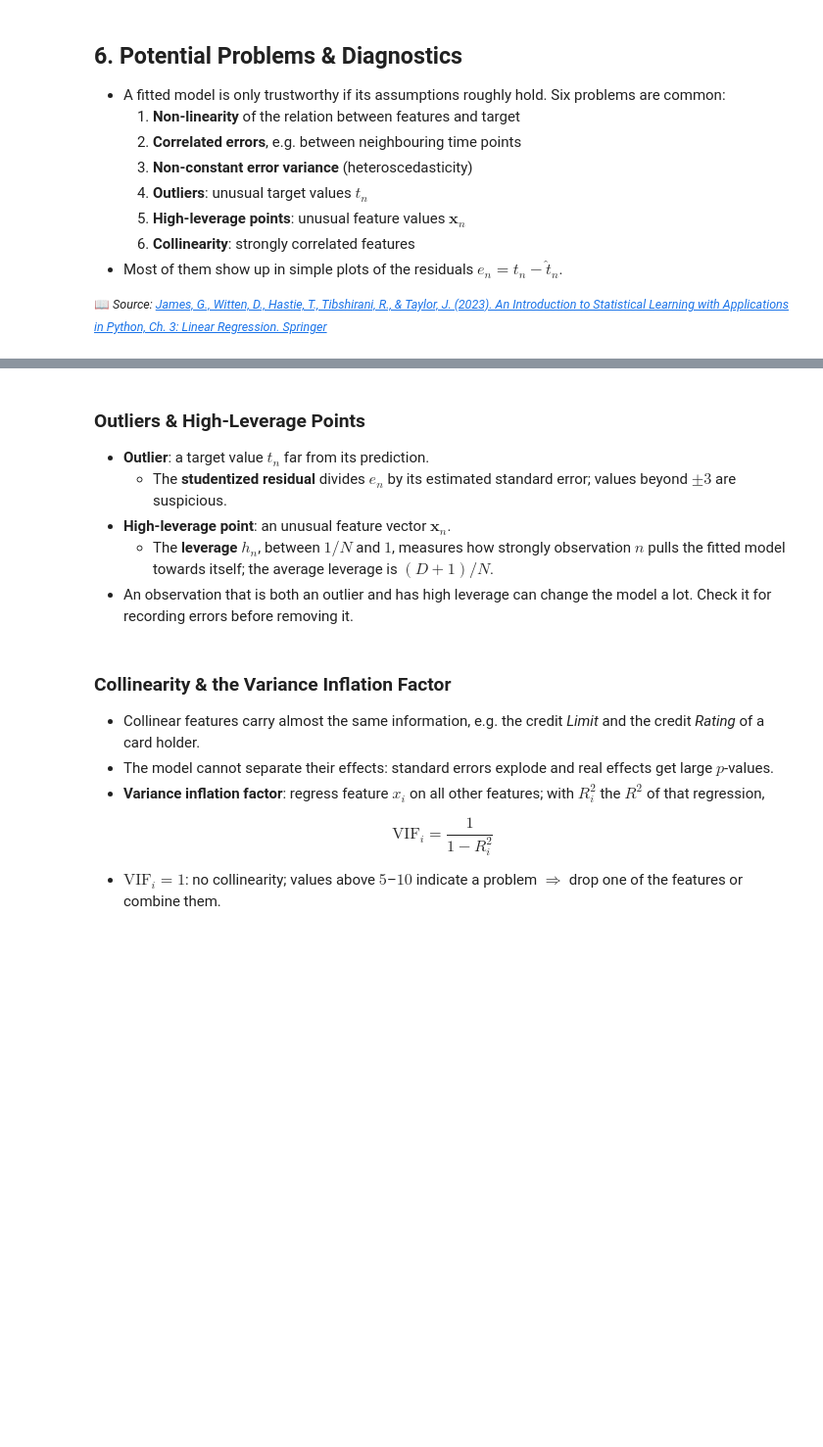
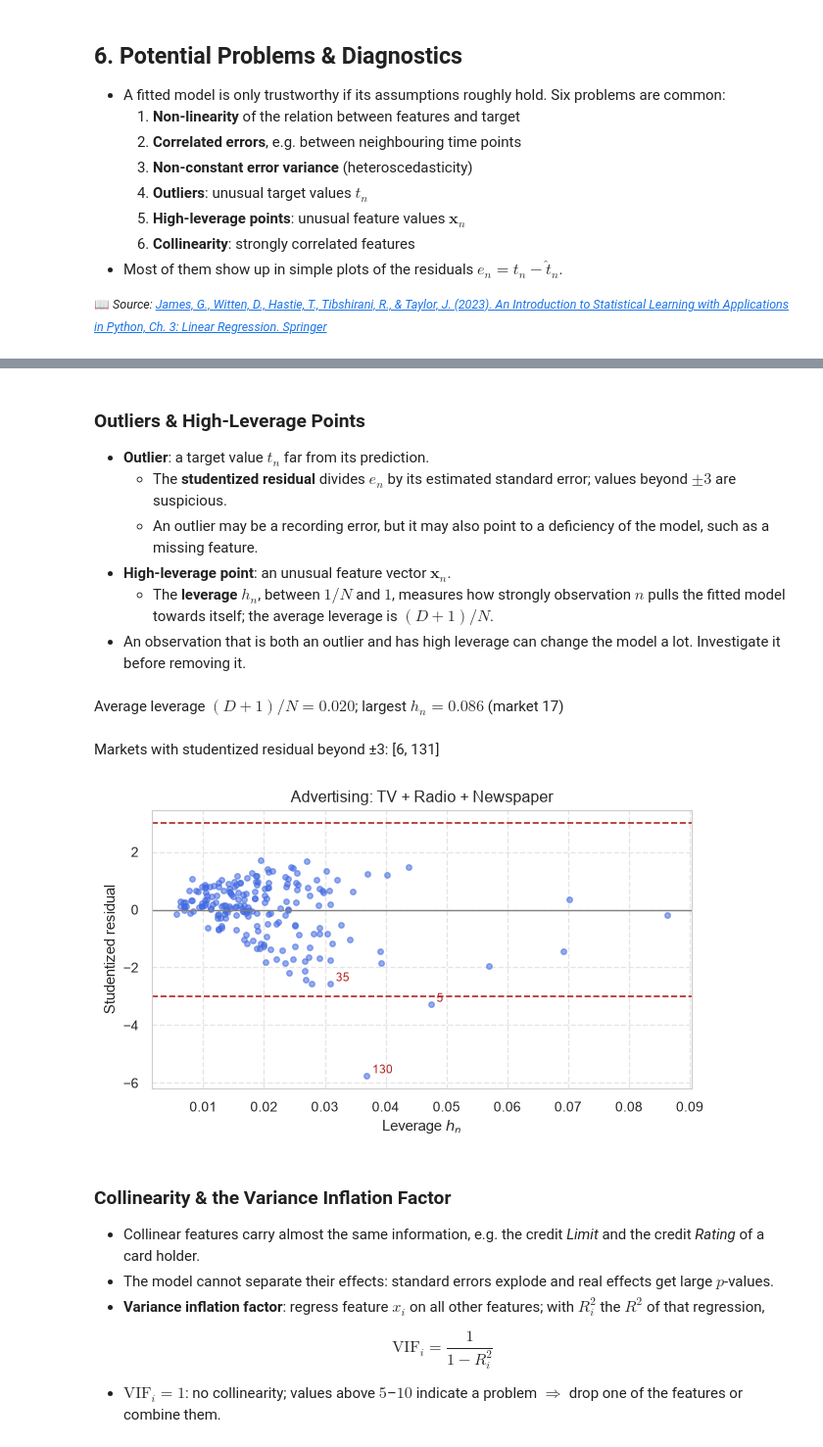
Before and after one commit to konstantin-schekotihin/dl_course, a Jupyter notebook: AI-ML/02_regression.ipynb, the cells around one changed output, grey strips where cells are left out. Shown at 98% size. Drawn from its saved outputs; the diff is of its cells as text; code cells hidden in the pictures; blank space fills up the shorter version.

```diff
--- a/AI-ML/02_regression.ipynb
+++ b/AI-ML/02_regression.ipynb
@@ -600,20 +686,24 @@ hp.plot_residual_panels({
 
 - **Outlier**: a target value $t_n$ far from its prediction.
   - The **studentized residual** divides $e_n$ by its estimated standard error; values beyond $\pm 3$ are suspicious.
+  - An outlier may be a recording error, but it may also point to a deficiency of the model, such as a missing feature.
 - **High-leverage point**: an unusual feature vector $\mathbf{x}_n$.
   - The **leverage** $h_n$, between $1/N$ and $1$, measures how strongly observation $n$ pulls the fitted model towards itself; the average leverage is $(D + 1)/N$.
-- An observation that is both an outlier and has high leverage can change the model a lot. Check it for recording errors before removing it.
+- An observation that is both an outlier and has high leverage can change the model a lot. Investigate it before removing it.
 # %%
 influence = ols_media.get_influence()                      # Advertising: TV + Radio + Newspaper
 leverage = influence.hat_matrix_diag                       # h_n
 studentized = influence.resid_studentized_external         # e_n divided by its standard error
-n_features = 3
+market = np.arange(1, len(adv) + 1)                        # markets are numbered from 1 in the data file
 
-display(Markdown(rf"Average leverage $(D + 1)/N = {(n_features + 1) / len(adv):.3f}$; "
-                 rf"largest $h_n = {leverage.max():.3f}$ (market {leverage.argmax()})"))
-display(Markdown(f"Markets with studentized residual beyond ±3: {list(np.flatnonzero(np.abs(studentized) > 3))}"))
+display(Markdown(rf"Average leverage $(D + 1)/N = {(D + 1) / len(adv):.3f}$; largest $h_n = {leverage.max():.3f}$ (market {market[leverage.argmax()]})"))
+display(Markdown(f"Markets with studentized residual beyond ±3: {market[np.abs(studentized) > 3].tolist()}"))
 hp.plot_residual_panels({"Advertising: TV + Radio + Newspaper": (leverage, studentized)}, xlabel="Leverage $h_n$",
                         ylabel="Studentized residual", band=3, n_labels=3, figsize=(6.5, 3.9))
+# %% [output]
+Average leverage $(D + 1)/N = 0.020$; largest $h_n = 0.086$ (market 17)
+Markets with studentized residual beyond ±3: [6, 131]
+[figure, added]
 # %% [markdown]
 ### Collinearity & the Variance Inflation Factor
 
```
Also changed, not shown: parts of 68 cells of this notebook, 1 other file.
